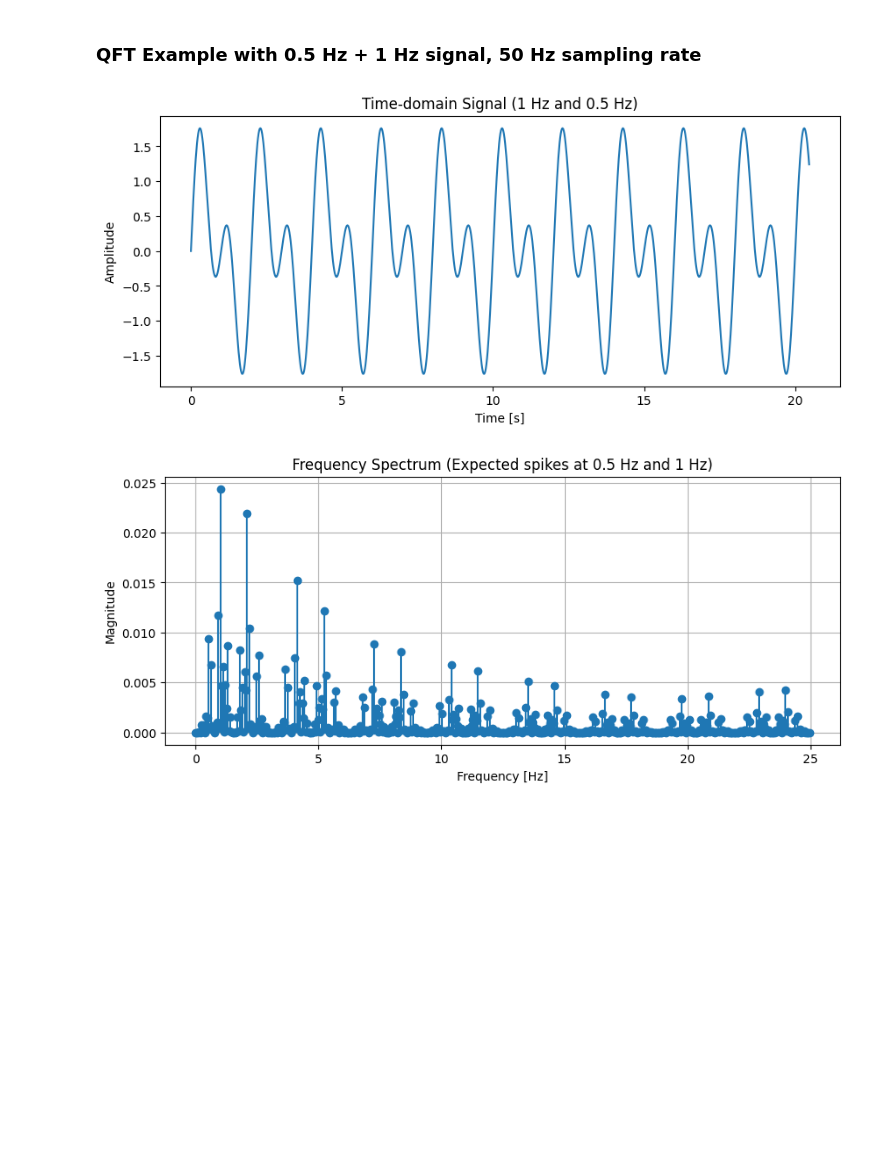
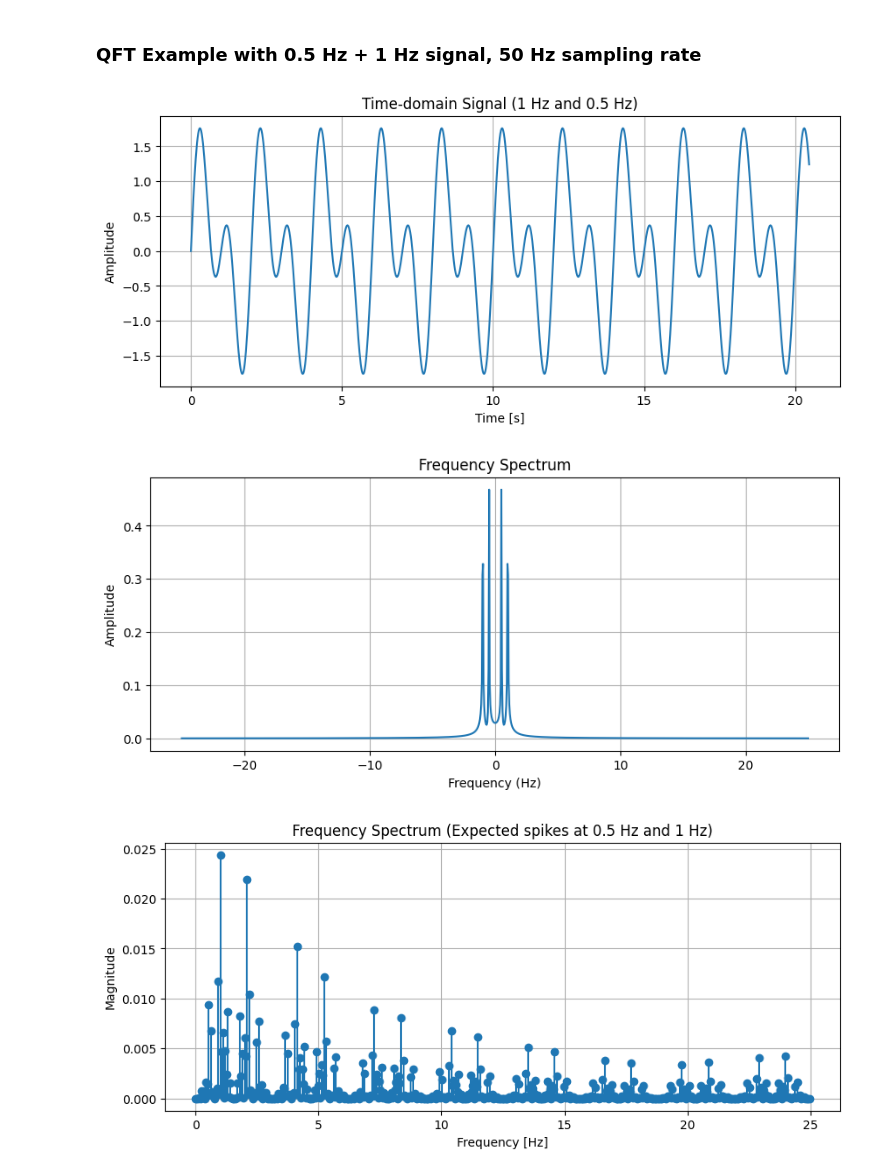
Before and after one commit to csc7/Quantum_Computing, a Jupyter notebook: QFT_Example.ipynb, the cells around one changed output. Drawn from its saved outputs; the diff is of its cells as text; code cells hidden in the pictures; blank space fills up the shorter version.

Commit message:
Add frequency spectrum graph

```diff
--- a/QFT_Example.ipynb
+++ b/QFT_Example.ipynb
@@ -11,7 +11,7 @@ from qiskit_aer.library import save_statevector  # Import save_statevector to sa
 from qiskit.circuit.library import QFT
 # %%
 # Number of qubits
-n_qubits = 7
+n_qubits = 8
 
 # Sampling parameters
 num_samples = 2 ** n_qubits
@@ -105,7 +105,21 @@ plt.plot(t, signal)
 plt.title('Time-domain Signal (1 Hz and 0.5 Hz)')
 plt.xlabel('Time [s]')
 plt.ylabel('Amplitude')
-plt.show()
+plt.grid()
+
+# Plot FFT
+T_f = np.fft.fft(signal)
+freqs = np.fft.fftfreq(len(signal), 1 / sampling_rate)
+# Shift FFT for better visualization
+T_f_shifted = np.fft.fftshift(T_f)
+freqs_shifted = np.fft.fftshift(freqs)
+# Frequency spectrum
+plt.figure(figsize=(10, 4))
+plt.plot(freqs_shifted, np.abs(T_f_shifted) / len(signal))  # Normalize magnitude
+plt.title("Frequency Spectrum")
+plt.xlabel("Frequency (Hz)")
+plt.ylabel("Amplitude")
+plt.grid()
 
 # Normalize the signal to fit the range [0, 1] for quantum state encoding
 # Scaling the signal to the range [0, 2π] so we can use it as phase values in rotations
@@ -123,33 +137,35 @@ for i in range(num_samples):
 # Apply the inverse QFT to extract the frequency information
 circuit.append(QFT(n_qubits, inverse=True), range(n_qubits))
 
 # Save the statevector to get the results after simulation
 circuit.save_statevector()
 
 # Initialize the AerSimulator (correctly imported)
 simulator = AerSimulator()
 
 # Transpile the circuit for simulator execution
 compiled_circuit = transpile(circuit, simulator)
 
 # Execute the circuit on the simulator and retrieve the statevector
 result = simulator.run(compiled_circuit).result()
 statevector = result.get_statevector()
 
 # Compute the frequency spectrum by squaring the magnitude of the statevector
 frequency_spectrum = np.abs(statevector) ** 2
 
 # Plotting the frequency spectrum
 frequencies = np.fft.fftfreq(num_samples, 1 / sampling_rate)
 
 # Filter out the negative frequencies for plotting
 plt.figure(figsize=(10, 4))
 plt.stem(frequencies[:num_samples // 2], frequency_spectrum[:num_samples // 2], basefmt=" ")
 plt.title('Frequency Spectrum (Expected spikes at 0.5 Hz and 1 Hz)')
 plt.xlabel('Frequency [Hz]')
 plt.ylabel('Magnitude')
-plt.grid(True)
+plt.grid()
+
 plt.show()
 # %% [output]
-[figure, old version]
+[figure, new version]
-[figure, old version]
+[figure, new version]
+[figure, added]
```
Also changed, not shown: parts of 2 cells of this notebook.
